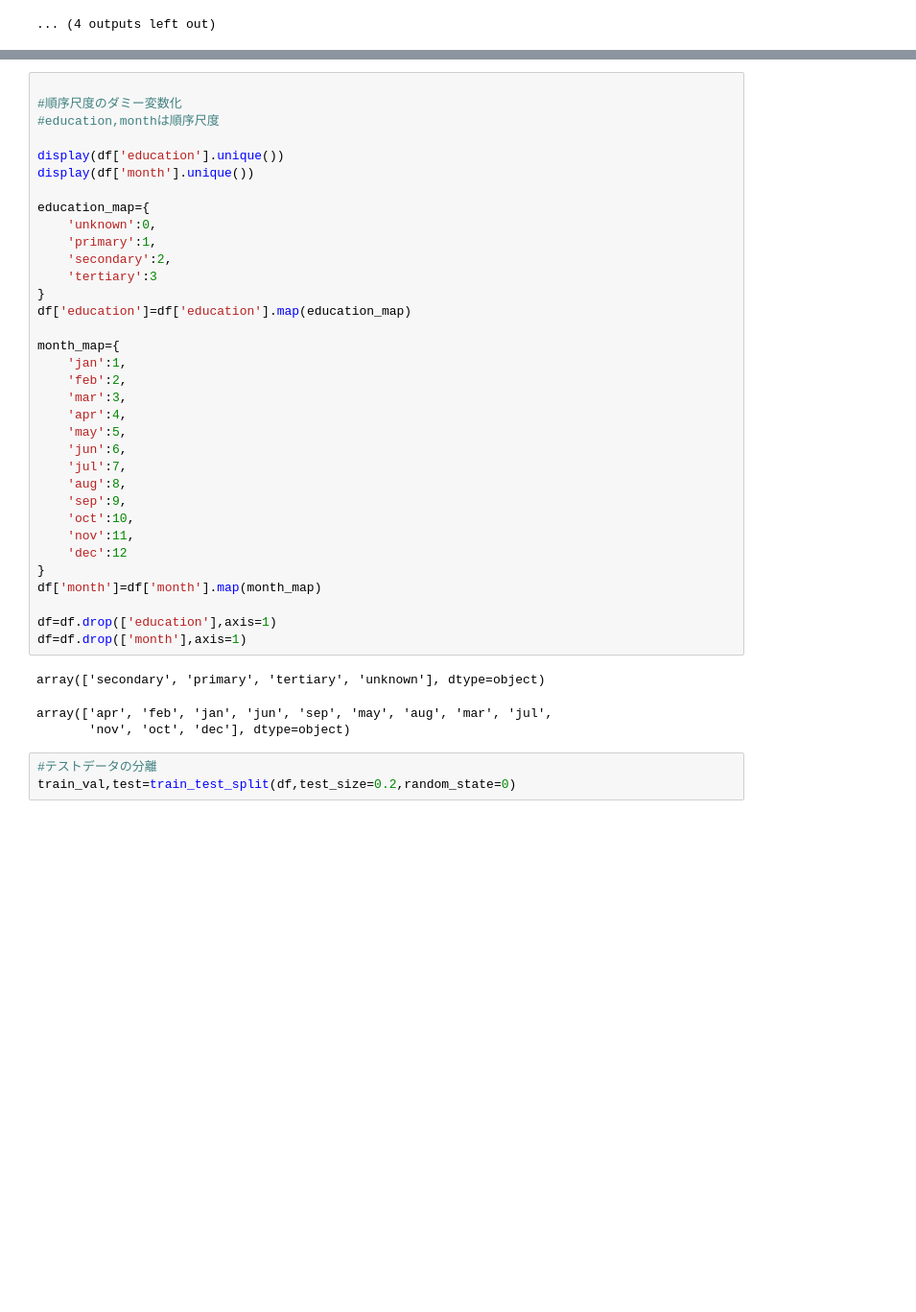
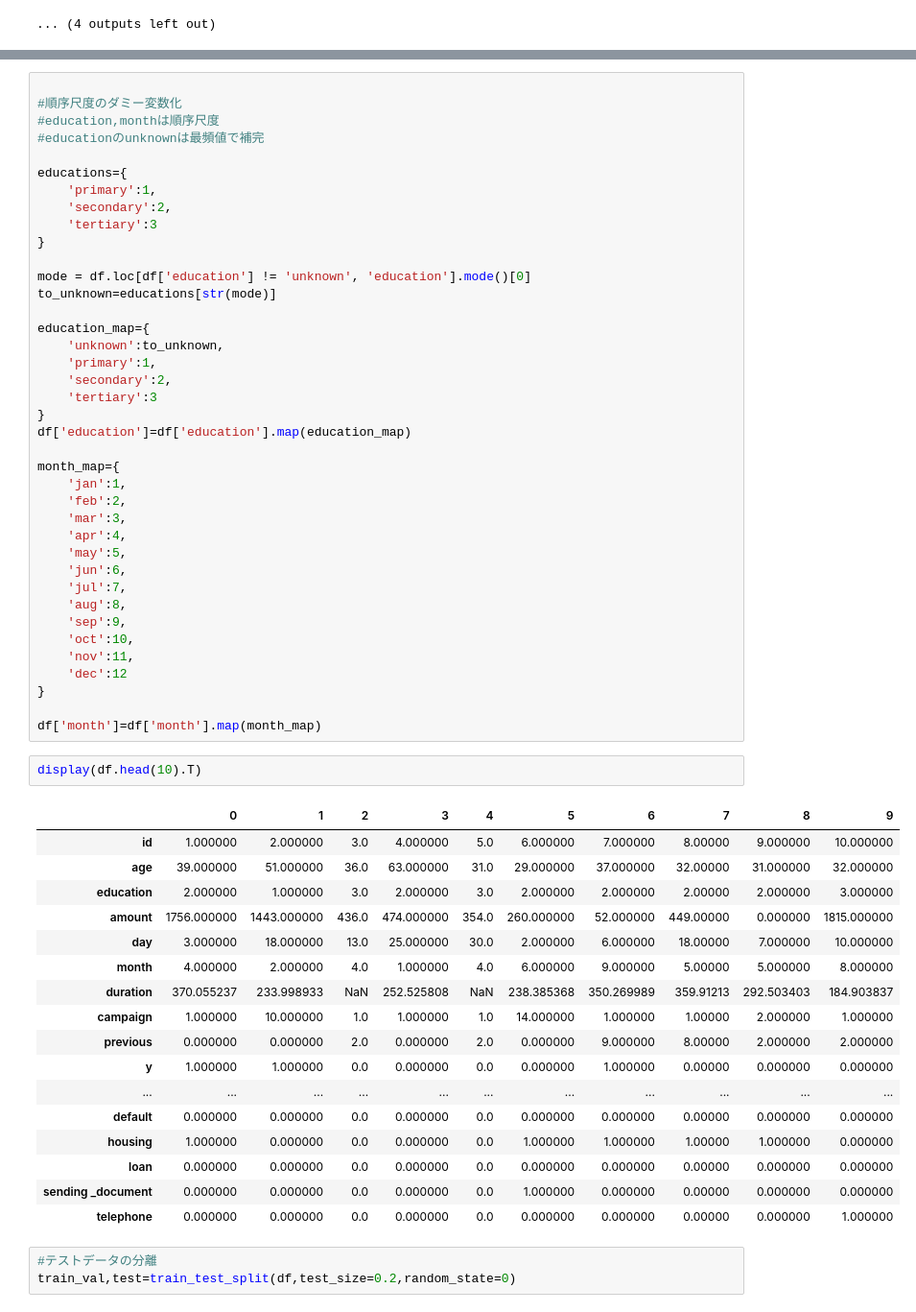
Before and after one commit to Udon-datascience/Python_machine_learning_study_log, a Jupyter notebook: study_based_on_textbook/learning_analysis_14.ipynb, the cells around one changed output, grey strips where cells are left out. Shown at 96% size. Cells and saved outputs as stored; diff of their text form; blank space fills up the shorter version.

```diff
--- a/study_based_on_textbook/learning_analysis_14.ipynb
+++ b/study_based_on_textbook/learning_analysis_14.ipynb
@@ -187,12 +349,19 @@ display(df.head(5))
 
 #順序尺度のダミー変数化
 #education,monthは順序尺度
+#educationのunknownは最頻値で補完
 
-display(df['education'].unique())
-display(df['month'].unique())
+educations={
+    'primary':1,
+    'secondary':2,
+    'tertiary':3
+}
+
+mode = df.loc[df['education'] != 'unknown', 'education'].mode()[0]
+to_unknown=educations[str(mode)]
 
 education_map={
-    'unknown':0,
+    'unknown':to_unknown,
     'primary':1,
     'secondary':2,
     'tertiary':3
@@ -213,14 +382,28 @@ month_map={
     'nov':11,
     'dec':12
 }
+
 df['month']=df['month'].map(month_map)
-
-df=df.drop(['education'],axis=1)
-df=df.drop(['month'],axis=1)
-# %% [output]
-array(['secondary', 'primary', 'tertiary', 'unknown'], dtype=object)
-array(['apr', 'feb', 'jan', 'jun', 'sep', 'may', 'aug', 'mar', 'jul',
-       'nov', 'oct', 'dec'], dtype=object)
+# %%
+display(df.head(10).T)
+# %% [output]
+|  | 0 | 1 | 2 | 3 | 4 | 5 | 6 | 7 | 8 | 9 |
+| id | 1.000000 | 2.000000 | 3.0 | 4.000000 | 5.0 | 6.000000 | 7.000000 | 8.00000 | 9.000000 | 10.000000 |
+| age | 39.000000 | 51.000000 | 36.0 | 63.000000 | 31.0 | 29.000000 | 37.000000 | 32.00000 | 31.000000 | 32.000000 |
+| education | 2.000000 | 1.000000 | 3.0 | 2.000000 | 3.0 | 2.000000 | 2.000000 | 2.00000 | 2.000000 | 3.000000 |
+| amount | 1756.000000 | 1443.000000 | 436.0 | 474.000000 | 354.0 | 260.000000 | 52.000000 | 449.00000 | 0.000000 | 1815.000000 |
+| day | 3.000000 | 18.000000 | 13.0 | 25.000000 | 30.0 | 2.000000 | 6.000000 | 18.00000 | 7.000000 | 10.000000 |
+| month | 4.000000 | 2.000000 | 4.0 | 1.000000 | 4.0 | 6.000000 | 9.000000 | 5.00000 | 5.000000 | 8.000000 |
+| duration | 370.055237 | 233.998933 | NaN | 252.525808 | NaN | 238.385368 | 350.269989 | 359.91213 | 292.503403 | 184.903837 |
+| campaign | 1.000000 | 10.000000 | 1.0 | 1.000000 | 1.0 | 14.000000 | 1.000000 | 1.00000 | 2.000000 | 1.000000 |
+| previous | 0.000000 | 0.000000 | 2.0 | 0.000000 | 2.0 | 0.000000 | 9.000000 | 8.00000 | 2.000000 | 2.000000 |
+| y | 1.000000 | 1.000000 | 0.0 | 0.000000 | 0.0 | 0.000000 | 1.000000 | 0.00000 | 0.000000 | 0.000000 |
+| ... | ... | ... | ... | ... | ... | ... | ... | ... | ... | ... |
+| default | 0.000000 | 0.000000 | 0.0 | 0.000000 | 0.0 | 0.000000 | 0.000000 | 0.00000 | 0.000000 | 0.000000 |
+| housing | 1.000000 | 0.000000 | 0.0 | 0.000000 | 0.0 | 1.000000 | 1.000000 | 1.00000 | 1.000000 | 0.000000 |
+| loan | 0.000000 | 0.000000 | 0.0 | 0.000000 | 0.0 | 0.000000 | 0.000000 | 0.00000 | 0.000000 | 0.000000 |
+| sending _document | 0.000000 | 0.000000 | 0.0 | 0.000000 | 0.0 | 1.000000 | 0.000000 | 0.00000 | 0.000000 | 0.000000 |
+| telephone | 0.000000 | 0.000000 | 0.0 | 0.000000 | 0.0 | 0.000000 | 0.000000 | 0.00000 | 0.000000 | 1.000000 |
 # %%
 #テストデータの分離
 train_val,test=train_test_split(df,test_size=0.2,random_state=0)
```
Also changed, not shown: parts of 16 cells of this notebook, 1 other file.
